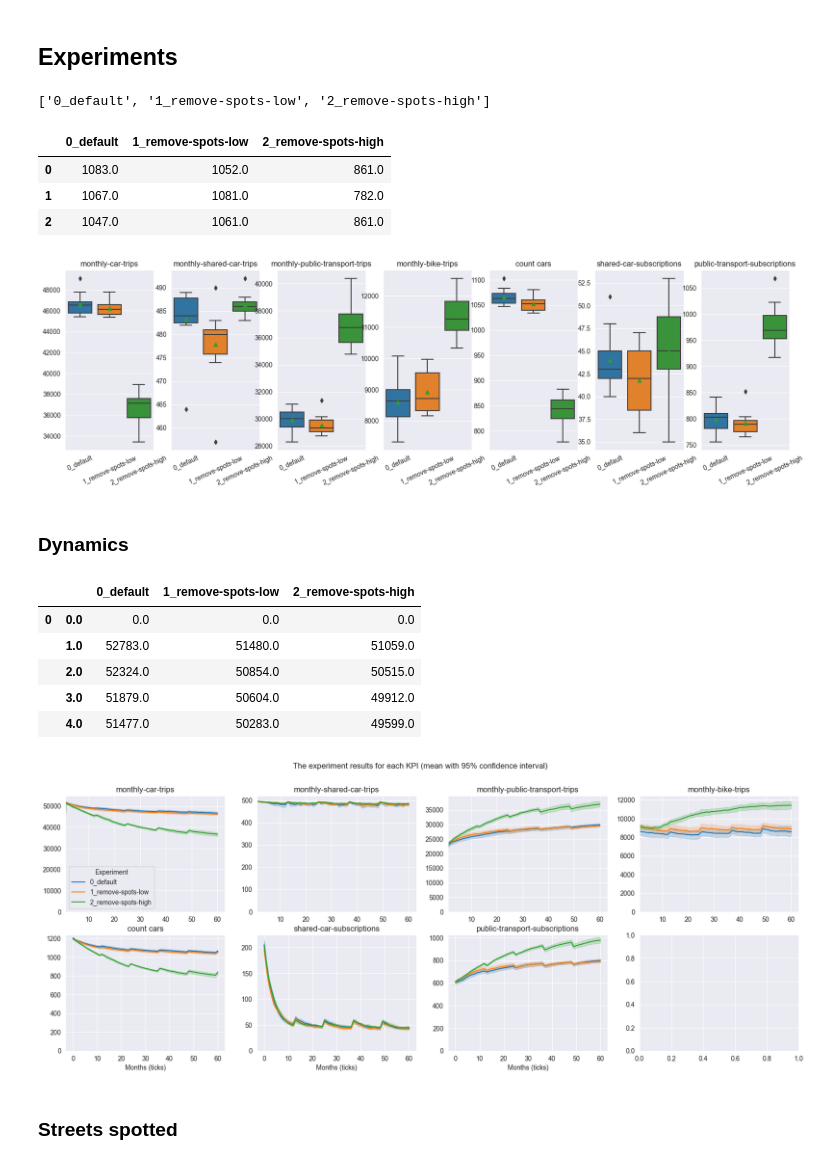
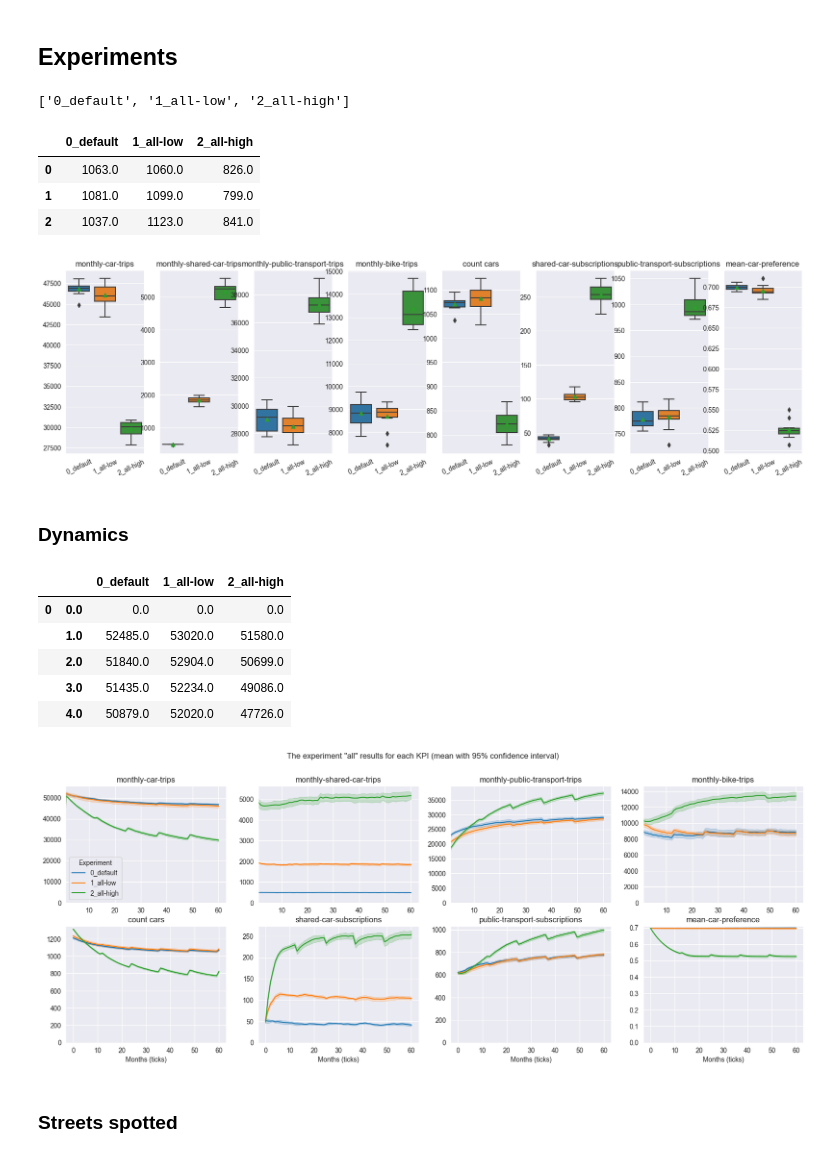
Before and after one commit to EwoutH/SEN9120-ABC, a Jupyter notebook: notebooks/process_experiments.ipynb, the cells around one changed output. Drawn from its saved outputs; the diff is of its cells as text; code cells hidden in the pictures.

```diff
--- a/notebooks/process_experiments.ipynb
+++ b/notebooks/process_experiments.ipynb
@@ -13,6 +13,7 @@ series_reporters = [
     "count cars",
     "shared-car-subscriptions",
     "public-transport-subscriptions",
+    "mean-car-preference",
 ]
 
 single_reporters = []
@@ -22,12 +23,12 @@ months = 60
 exp_nr = 0
 
 # exp_names = ["8-sc-default", "32-sc-22-pp-20p-removed", "128-sc-93-pp-40p-removed"]
-exp_names = ["default", "remove-spots-low", "remove-spots-high"]
-plot_name = "remove_spots"
+exp_names = ["default", "all-low", "all-high"]
+plot_name = "all"
 exp_names = [f"{i}_{name}" for i, name in enumerate(exp_names)]
 print(exp_names)
 # %% [output]
-['0_default', '1_remove-spots-low', '2_remove-spots-high']
+['0_default', '1_all-low', '2_all-high']
 # %%
 # Read all the pickles into a dictionary of dataframes
 dfs = {}
@@ -43,10 +44,10 @@ for KPI in KPIs:
         df_end[KPI][name] = df.iloc[months][KPI]
 df_end["count cars"].head(3)
 # %% [output]
-|  | 0_default | 1_remove-spots-low | 2_remove-spots-high |
-| 0 | 1083.0 | 1052.0 | 861.0 |
-| 1 | 1067.0 | 1081.0 | 782.0 |
-| 2 | 1047.0 | 1061.0 | 861.0 |
+|  | 0_default | 1_all-low | 2_all-high |
+| 0 | 1063.0 | 1060.0 | 826.0 |
+| 1 | 1081.0 | 1099.0 | 799.0 |
+| 2 | 1037.0 | 1123.0 | 841.0 |
 # %%
 fig, axes = plt.subplots(1,len(KPIs))
 fig.set_size_inches(20,5)
@@ -58,7 +59,7 @@ for i, KPI in enumerate(KPIs):
     # g[KPI].set_ylabel("Residents")
 fig.savefig("../images/exp_test_boxplots.svg", bbox_inches='tight')
 # %% [output]
-[figure, old version]
+[figure, new version]
 # %% [markdown]
 ### Dynamics
 # %%
@@ -74,47 +75,47 @@ for i, exp in enumerate(exp_names):
         dy_dict[KPI][exp] = df_t[KPI].unstack()
 dy_dict[KPIs[0]].head()
 # %% [output]
-|  |  | 0_default | 1_remove-spots-low | 2_remove-spots-high |
+|  |  | 0_default | 1_all-low | 2_all-high |
 | 0 | 0.0 | 0.0 | 0.0 | 0.0 |
-|  | 1.0 | 52783.0 | 51480.0 | 51059.0 |
-|  | 2.0 | 52324.0 | 50854.0 | 50515.0 |
-|  | 3.0 | 51879.0 | 50604.0 | 49912.0 |
-|  | 4.0 | 51477.0 | 50283.0 | 49599.0 |
+|  | 1.0 | 52485.0 | 53020.0 | 51580.0 |
+|  | 2.0 | 51840.0 | 52904.0 | 50699.0 |
+|  | 3.0 | 51435.0 | 52234.0 | 49086.0 |
+|  | 4.0 | 50879.0 | 52020.0 | 47726.0 |
 # %%
 # Plot a lineplot for each KPI with seaborn
 # This cell takes a long time, 2 to 3 minutes (probably because of the confidence interval calculation
 to_plot = True # Set True to run this complicated plot
 if to_plot:
     # Create a figure and axis
     fig, axes = plt.subplots(2,4)
     fig.set_size_inches(20,7)
 
     g = {}
     for i, KPI in enumerate(KPIs):
         # Unstack the dataframe for each KPI, and rename the columns
         df_t = dy_dict[KPI].T.unstack().reset_index()
         df_t.columns = ["Reps", "Ticks", "Experiment", "Data"]
 
         # Create the lineplot with confidence intervals and save as SVG
         g[KPI] = sns.lineplot(df_t, x="Ticks", y="Data", hue="Experiment", errorbar=("ci", 95), ax=axes.flat[i])
         g[KPI].set_title(f"{KPI}")
         g[KPI].set_ylim(bottom=0)
         # Set xlabel for the bottom row
         if i >= 4:
             g[KPI].set_xlabel("Months (ticks)")
         else:
             g[KPI].set_xlabel("")
         g[KPI].set_ylabel("")
         # Remove the legend except the fourth plot
         if i != 0:
             g[KPI].legend_.remove()
         # Drop the first row for all the trip KPIs, since in month 0 no trips have been made
         if i <= 3:
             g[KPI].set_xlim(left=1)
-    fig.suptitle("The experiment results for each KPI (mean with 95% confidence interval)")
-    fig.savefig(f"../images/exp_{plot_name}_lineplots.svg", bbox_inches='tight')
+    fig.suptitle(f'The experiment "{plot_name}" results for each KPI (mean with 95% confidence interval)')
+    fig.savefig(f"../images/exp_{plot_name}_lineplots.svg", bbox_inches="tight")
 # %% [output]
-[figure, old version]
+[figure, new version]
 # %% [markdown]
 ### Streets spotted
 # %%
```
Also changed, not shown: parts of 2 cells of this notebook, 5 other files.
